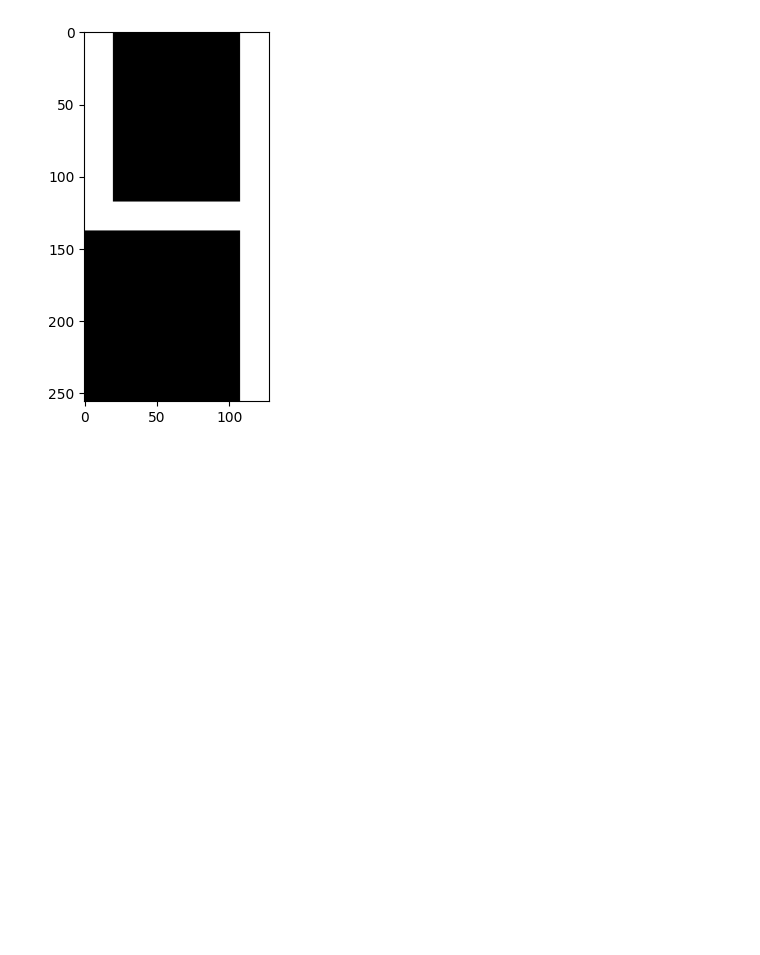
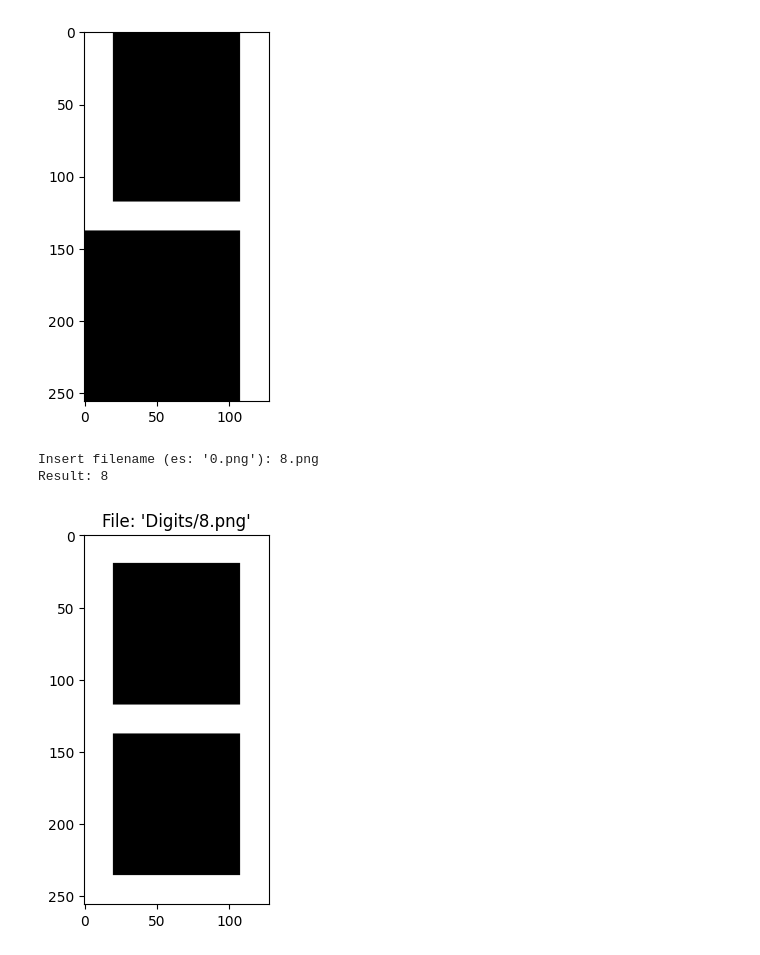
Before and after one commit to Federicoand98/AppuntiMagistrale, a Jupyter notebook: Computer_Vision/LabSession2/LabSession2-Exercises.ipynb, the cells around one changed output. Cells and saved outputs as stored; diff of their text form; code cells hidden in the pictures; blank space fills up the shorter version.

Commit message:
CV: alternativa es4 Lab2
Aggiunti:
+ un'alternativa per l'es 4 della lezione 2 di CV:
una funzione che attiva i segmenti controllando se tutti i pixel, all'interno della regione di interesse corrispondente a tale segmento, sono bianchi (255).
+ Un test interattivo

```diff
--- a/Computer_Vision/LabSession2/LabSession2-Exercises.ipynb
+++ b/Computer_Vision/LabSession2/LabSession2-Exercises.ipynb
@@ -195,3 +195,66 @@ Test Done: all digits are correct!
 4
 <function matplotlib.pyplot.show(close=None, block=None)>
 [figure]
+# %%
+%matplotlib inline
+# Write here your solution
+# Import libraries
+import cv2
+import numpy as np
+from matplotlib import pyplot as plt
+
+# Es4 alternative (by Michele Righi): Function with ROI - Region of Interest
+def get_digit_from_image2(img):
+    # Parameters check
+    if type(img) is not np.ndarray:
+        raise ValueError('Invalid parameter a type: ' + str(type(img)) + '.\nYou must provide a parameter of type ' + str(np.ndarray) + '.')
+
+    # Segments correspondency for each digit
+    SEGMENTS = {
+    (1, 1, 1, 0, 1, 1, 1): 0,
+    (0, 0, 1, 0, 0, 1, 0): 1,
+    (1, 0, 1, 1, 1, 0, 1): 2,
+    (1, 0, 1, 1, 0, 1, 1): 3,
+    (0, 1, 1, 1, 0, 1, 0): 4,
+    (1, 1, 0, 1, 0, 1, 1): 5,
+    (1, 1, 0, 1, 1, 1, 1): 6,
+    (1, 0, 1, 0, 0, 1, 0): 7,
+    (1, 1, 1, 1, 1, 1, 1): 8,
+    (1, 1, 1, 1, 0, 1, 1): 9
+    }
+
+    # Zeroed array to represent each segment
+    active = np.zeros(shape=7, dtype=int)
+
+    # Regions of Interest (ROI) of each segment
+    roi_segments = {
+        0: img[0:20,20:108],
+        1: img[20:118,0:20],
+        2: img[20:118,108:],
+        3: img[118:138,20:108],
+        4: img[138:236,0:20],
+        5: img[138:236,108:],
+        6: img[236:,20:108],
+    }
+
+    # For each ROI check if every pixel is white (255) -> activate the corresponding segment
+    for key in roi_segments.keys():
+        if np.all(roi_segments[key] == 255):
+            active[key] = 1
+
+    # Return the number corresponsing to that combination of segments
+    return SEGMENTS[tuple(active)]
+
+# Test
+filename = input("Insert filename (es: '0.png'): ")
+img_digit = cv2.imread("Digits/" + filename, cv2.IMREAD_GRAYSCALE)
+
+print("Result: " + str(get_digit_from_image2(img_digit)))
+
+plt.imshow(img_digit, cmap='gray', vmin=0, vmax=255)
+plt.title("File: '" + "Digits/" + filename + "'")
+plt.show()
+# %% [output]
+Insert filename (es: '0.png'): 8.png
+Result: 8
+[figure, added]
```
